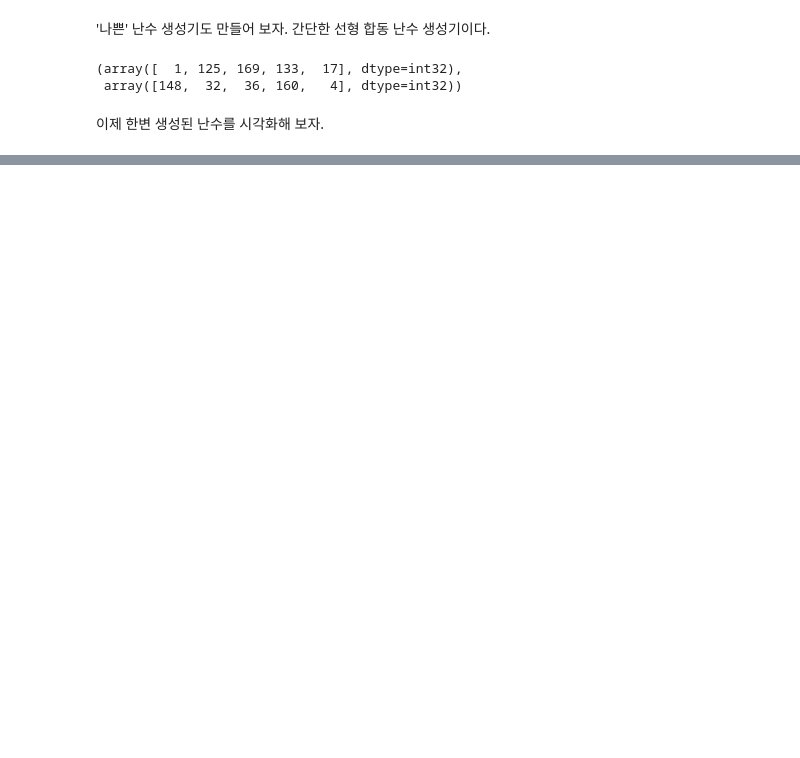
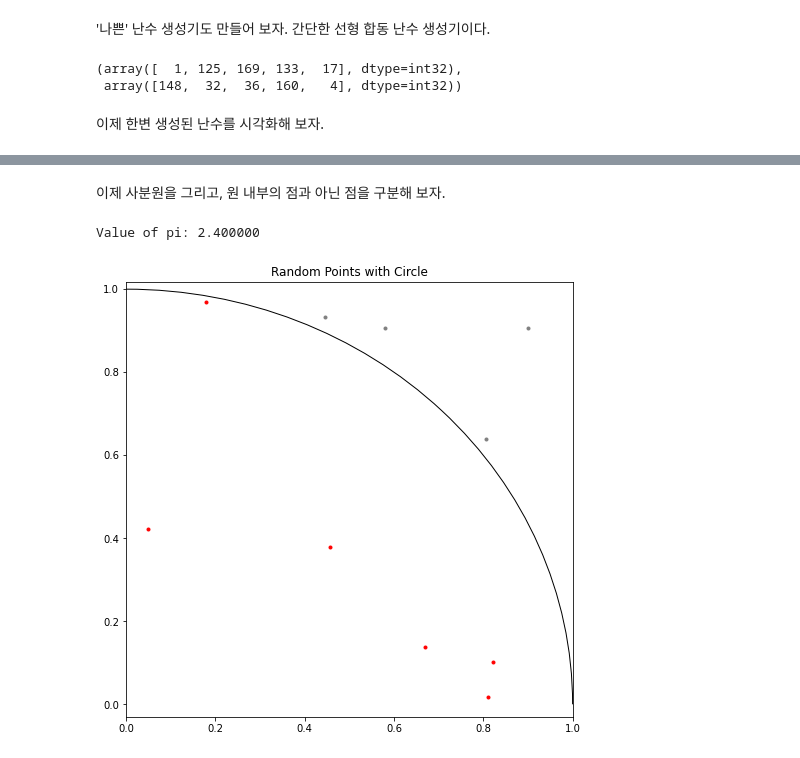
Before and after one commit to dasanlab/computational-physics, a Jupyter notebook: Monte_Carlo_Method.ipynb, the cells around one changed output, grey strips where cells are left out. Saved outputs shown, nothing was run; the diff lists cells and outputs as text; code cells hidden in the pictures; blank space fills up the shorter version.

Commit message:
Add monte carlo integration

```diff
--- a/Monte_Carlo_Method.ipynb
+++ b/Monte_Carlo_Method.ipynb
@@ -47,0 +86,20 @@ scatter plot에서 볼 수 있듯, '나쁜' 난수 생성기에는 일정한 규
+# %% [markdown]
+이제 사분원을 그리고, 원 내부의 점과 아닌 점을 구분해 보자.
+# %%
+def plot_pi_monte_carlo(num_points):
+    rands = gen_pairs(num_points)
+    contained = rands[0] ** 2 + rands[1] ** 2 < 1
+    print('Value of pi: %f' % (4 * len(rands[0][contained]) / num_points))
+    plt.figure(figsize=(8, 8))
+    plt.title('Random Points with Circle')
+    plt.scatter(rands[0][contained], rands[1][contained], c='red',  marker='.')
+    plt.scatter(rands[0][np.logical_not(contained)], rands[1][np.logical_not(contained)], c='gray', marker='.')
+    plt.xticks(np.arange(0, 1.1, step=0.2))
+    plt.yticks(np.arange(0, 1.1, step=0.2))
+    plt.gca().add_patch(patch.Arc((0, 0), width=2, height=2, theta1=0, theta2=90))
+    plt.show()
+
+plot_pi_monte_carlo(10)
+# %% [output]
+Value of pi: 2.400000
+[figure, added]
```
Also changed, not shown: parts of 18 cells of this notebook.
